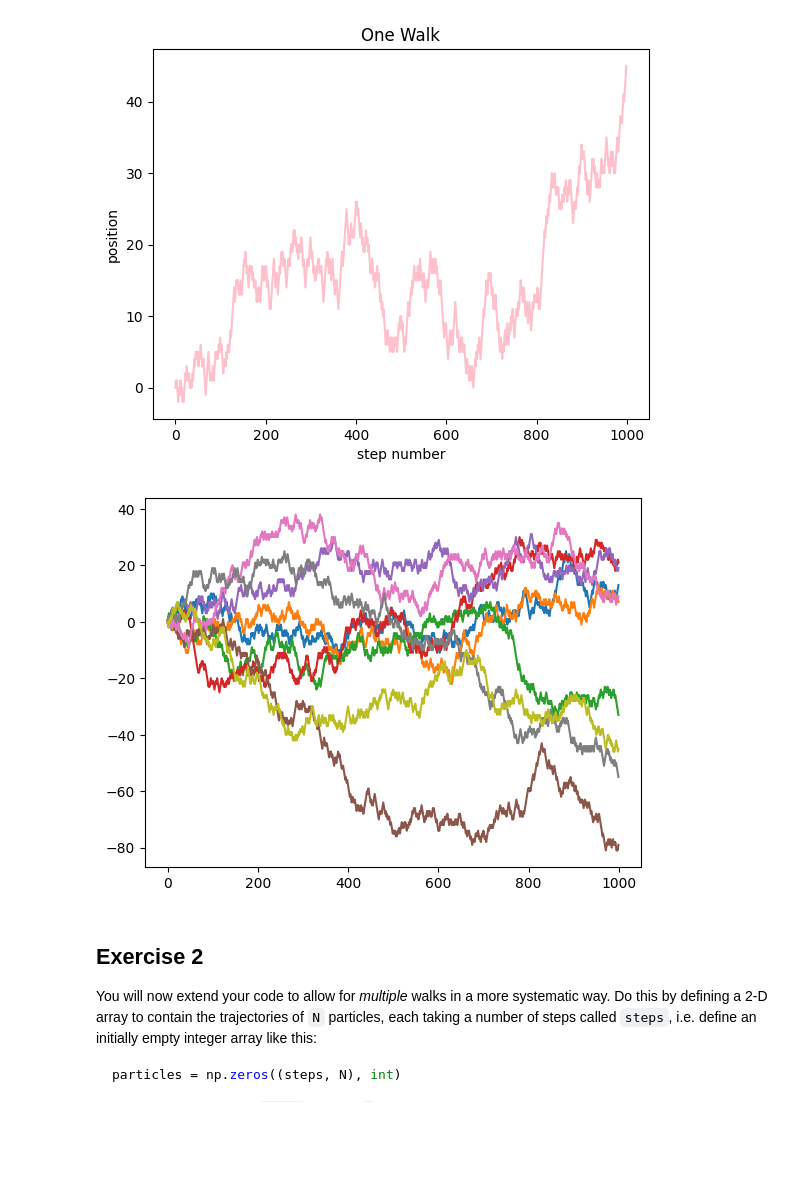
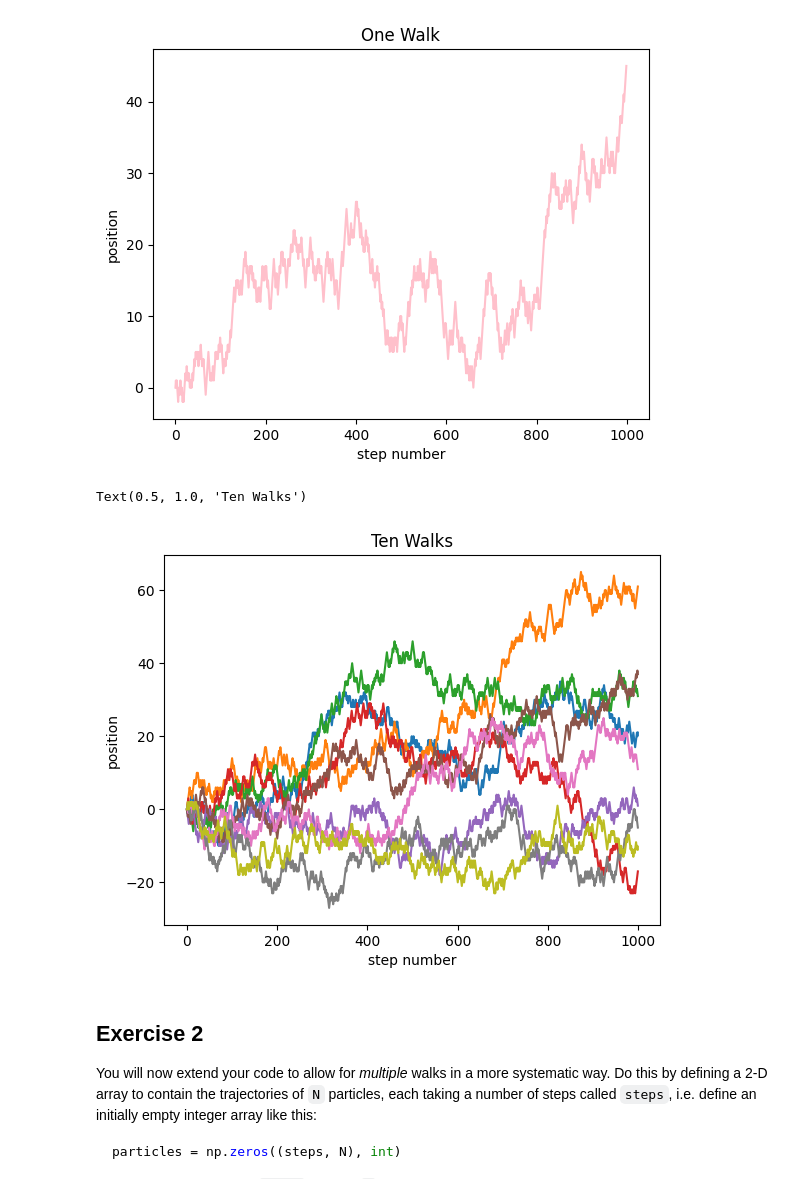
Before and after one commit to PX2145-2025/week-7-b-matthew-millward, a Jupyter notebook: Random_walk.ipynb, the cells around one changed output. Cells and saved outputs as stored; diff of their text form; code cells hidden in the pictures; blank space fills up the shorter version.

```diff
--- a/Random_walk.ipynb
+++ b/Random_walk.ipynb
@@ -90,11 +90,15 @@ Text(0.5, 1.0, 'One Walk')
 # %%
 #2)
 for num in range (1,10):
   num = [walk(len(stepn)),walk(len(stepn)),walk(len(stepn)),walk(len(stepn)),walk(len(stepn)),walk(len(stepn)),walk(len(stepn)),walk(len(stepn)),walk(len(stepn)),walk(len(stepn))]
 for a in range (1,10):
   plt.plot(stepn,num[a])
+plt.xlabel('step number')
+plt.ylabel('position')
+plt.title('Ten Walks')
 # %% [output]
+Text(0.5, 1.0, 'Ten Walks')
-[figure, old version]
+[figure, new version]
 # %% [markdown]
 ## Exercise 2
 You will now extend your code to allow for _multiple_ walks in a more systematic way. Do this by defining a 2-D array to contain the trajectories of `N` particles, each taking a number of steps called `steps`, i.e. define an initially empty integer array like this:
```
Also changed, not shown: parts of 4 cells of this notebook.
